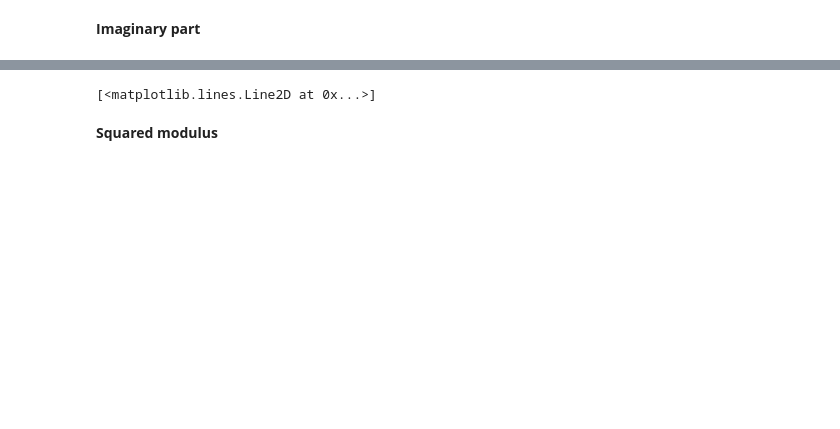
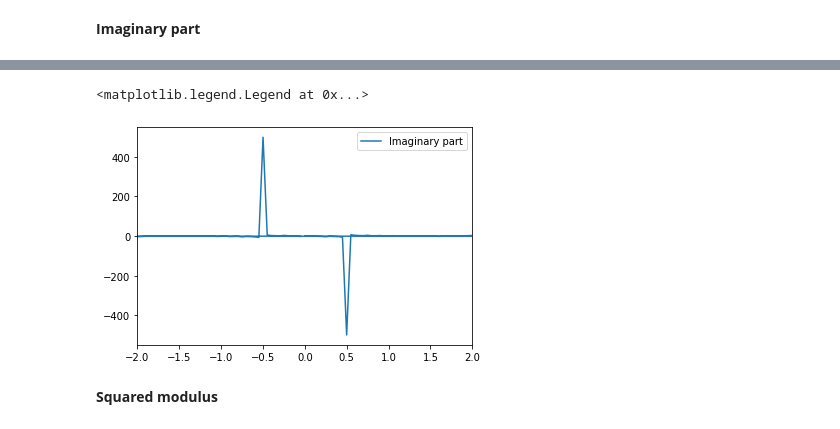
Before and after one commit to Ecole-Femto-2021/CrashCourse, a Jupyter notebook: PythonReadersDigest.ipynb, the cells around one changed output, grey strips where cells are left out. Drawn from its saved outputs; the diff is of its cells as text; code cells hidden in the pictures; blank space fills up the shorter version.

```diff
--- a/PythonReadersDigest.ipynb
+++ b/PythonReadersDigest.ipynb
@@ -841,4 +975,6 @@ plt.plot(freq,fft_sin.real,label="Real part")
 # %%
 plt.figure()
 plt.plot(freq,fft_sin.imag,label="Imaginary part")
+plt.xlim([-2, 2])
+plt.legend()
 # %% [output]
@@ -847,4 +981,5 @@ plt.plot(freq,fft_sin.imag,label="Imaginary part")
-[<matplotlib.lines.Line2D at 0x...>]
+<matplotlib.legend.Legend at 0x...>
+[figure, added]
 # %% [markdown]
 <b>Squared modulus</b>
 # %%
```
Also changed, not shown: parts of 95 cells of this notebook.
